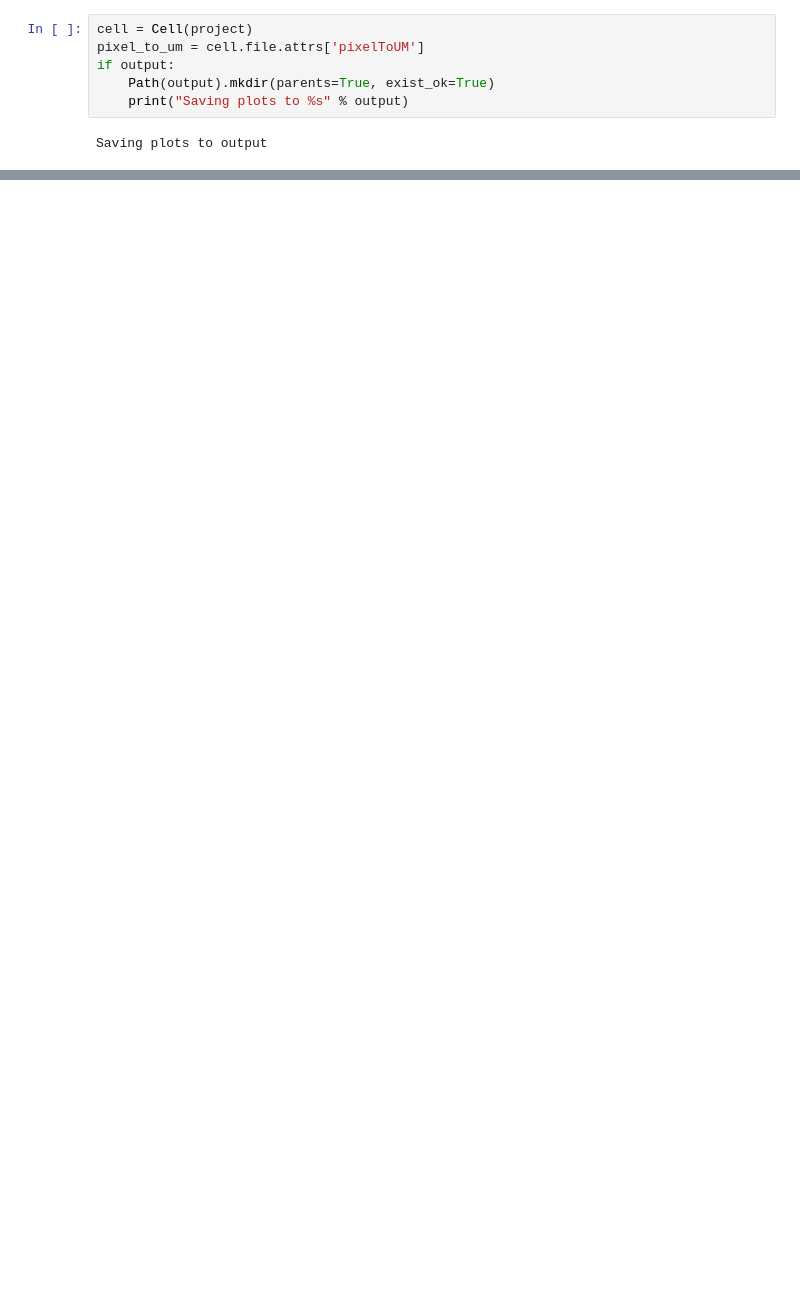
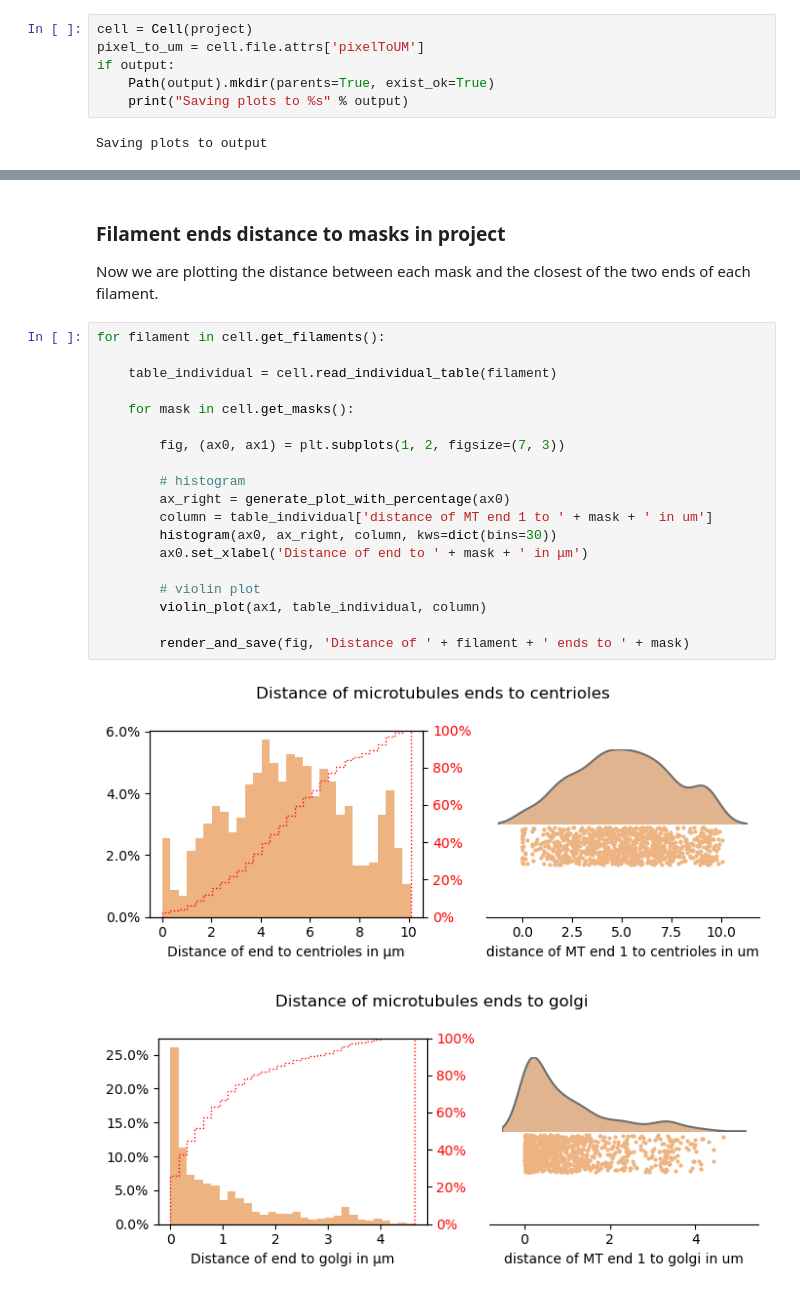
Before and after one commit to betaseg/protocol-notebooks, a Jupyter notebook: plots/run_plots.ipynb, the cells around one changed output, grey strips where cells are left out. Drawn from its saved outputs; the diff is of its cells as text; blank space fills up the shorter version.

```diff
--- a/plots/run_plots.ipynb
+++ b/plots/run_plots.ipynb
@@ -185,0 +242,25 @@ table_granules_overall = cell.read_overall_table('granules')
+# %% [markdown]
+### Filament ends distance to masks in project
+Now we are plotting the distance between each mask and the closest of the two ends of each filament.
+# %%
+for filament in cell.get_filaments():
+
+    table_individual = cell.read_individual_table(filament)
+
+    for mask in cell.get_masks():
+
+        fig, (ax0, ax1) = plt.subplots(1, 2, figsize=(7, 3))
+
+        # histogram
+        ax_right = generate_plot_with_percentage(ax0)
+        column = table_individual['distance of MT end 1 to ' + mask + ' in um']
+        histogram(ax0, ax_right, column, kws=dict(bins=30))
+        ax0.set_xlabel('Distance of end to ' + mask + ' in μm')
+
+        # violin plot
+        violin_plot(ax1, table_individual, column)
+
+        render_and_save(fig, 'Distance of ' + filament + ' ends to ' + mask)
+# %% [output]
+[figure, added]
+[figure, added]
```
Also changed, not shown: parts of 39 cells of this notebook, 1 other file.
